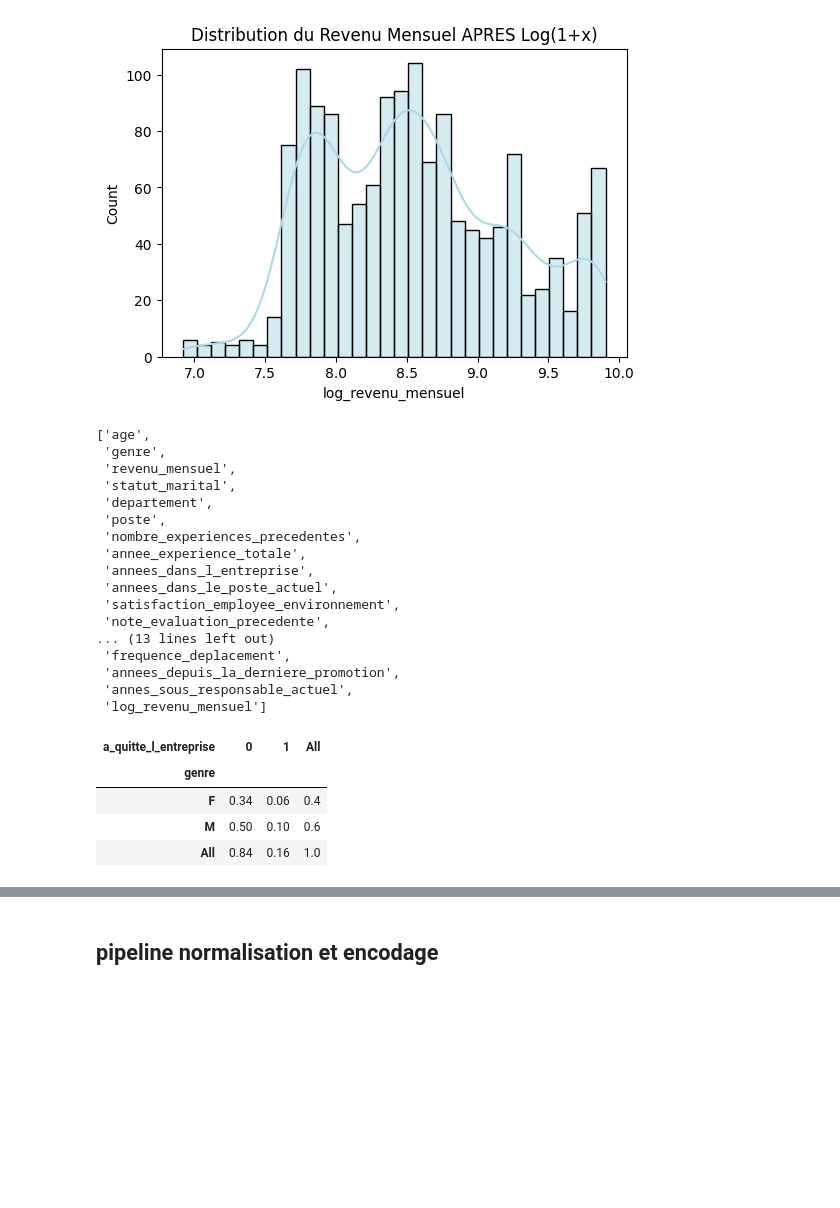
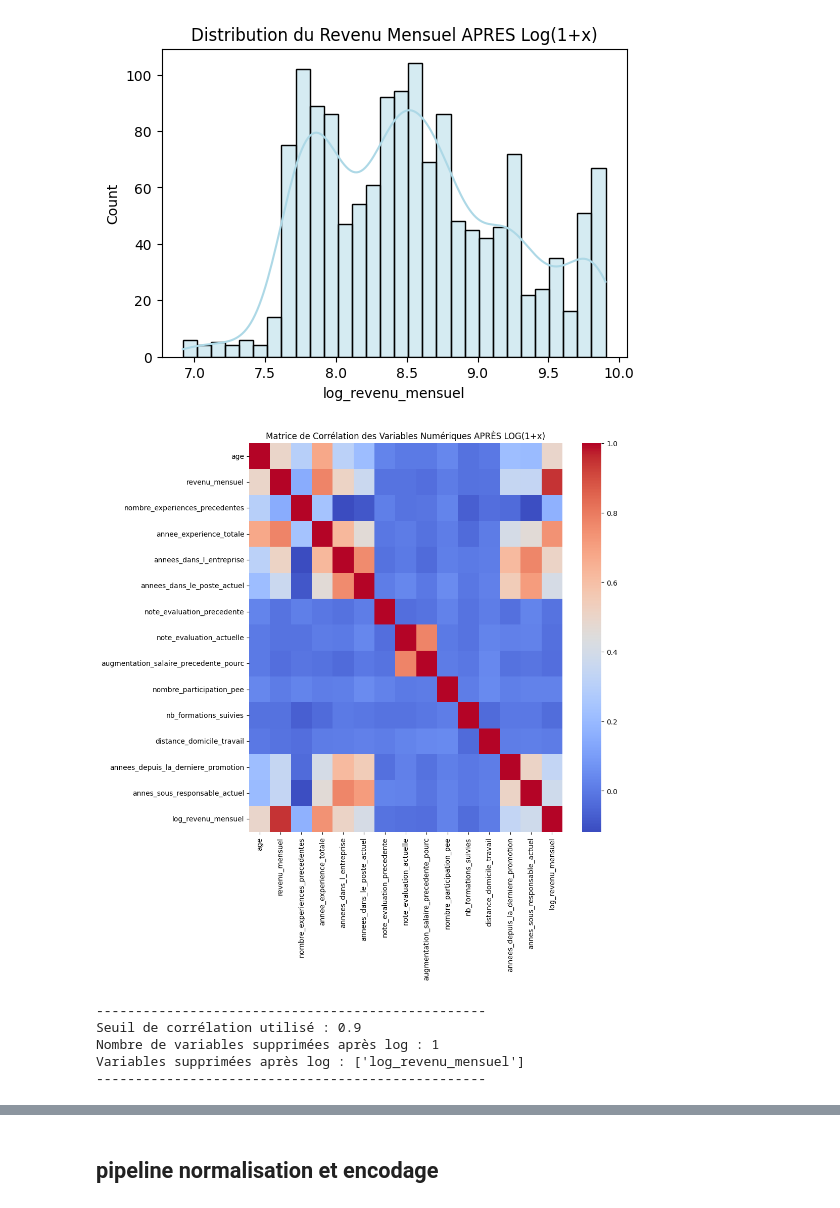
Before and after one commit to AIEngOc2025/Projet4, a Jupyter notebook: Developpement/classification_informations.ipynb, the cells around one changed output, grey strips where cells are left out. Cells and saved outputs as stored; diff of their text form; code cells hidden in the pictures; blank space fills up the shorter version.

```diff
--- a/Developpement/classification_informations.ipynb
+++ b/Developpement/classification_informations.ipynb
@@ -496,31 +494,37 @@ plt.title('Distribution du Revenu Mensuel APRES Log(1+x)')
 Text(0.5, 1.0, 'Distribution du Revenu Mensuel APRES Log(1+x)')
 [figure]
 # %%
-df_master.columns.tolist()
+# recherche de correlations après transformation log
+data_numeric = df_master .select_dtypes(include='number')
+corr_matrix = data_numeric.corr()
+# plot corr_mat après log
+plt.figure(figsize=[10,10])
+sns.heatmap(corr_matrix,annot=False, cmap='coolwarm', fmt=".2f")
+plt.title('Matrice de Corrélation des Variables Numériques APRÈS LOG(1+x)')
+plt.show()
+
+#combien de colonnes à supprimer au seuin de 0.9 de corrélation après log
+# Définir le seuil de corrélation
+THRESHOLD = 0.90
+# Créer un ensemble (set) pour stocker les noms de colonnes à supprimer
+cols_to_drop = set()
+# Parcourir la matrice de corrélation
+for i in range(len(corr_matrix.columns)):
+    for j in range(i):
+        # Vérifier si la corrélation est supérieure au seuil
+        if corr_matrix.iloc[i, j] > THRESHOLD:
+            colname = corr_matrix.columns[i] # Nom de la colonne à l'index 'i'
+            cols_to_drop.add(colname)
+# Afficher les résultats
+print("-" * 50)
+print(f"Seuil de corrélation utilisé : {THRESHOLD}")
+print(f"Nombre de variables supprimées après log : {len(cols_to_drop)}")
+print(f"Variables supprimées après log : {list(cols_to_drop)}")
+print("-" * 50)
 # %% [output]
+[figure, added]
-['age',
- 'genre',
- 'revenu_mensuel',
- 'statut_marital',
- 'departement',
- 'poste',
- 'nombre_experiences_precedentes',
- 'annee_experience_totale',
- 'annees_dans_l_entreprise',
- 'annees_dans_le_poste_actuel',
- 'satisfaction_employee_environnement',
- 'note_evaluation_precedente',
-... (13 lines left out)
- 'frequence_deplacement',
- 'annees_depuis_la_derniere_promotion',
- 'annes_sous_responsable_actuel',
- 'log_revenu_mensuel']
+--------------------------------------------------
+Seuil de corrélation utilisé : 0.9
+Nombre de variables supprimées après log : 1
+Variables supprimées après log : ['log_revenu_mensuel']
+--------------------------------------------------
-# %%
-# Créé une table de contigence entre genre et a_quitte_l_entreprise
-pd.crosstab(df_master['genre'], df_master['a_quitte_l_entreprise'], margins=True,normalize='all').round(2)
-# %% [output]
-| a_quitte_l_entreprise | 0 | 1 | All |
-| genre |  |  |  |
-| F | 0.34 | 0.06 | 0.4 |
-| M | 0.50 | 0.10 | 0.6 |
-| All | 0.84 | 0.16 | 1.0 |
```
Also changed, not shown: parts of 12 cells of this notebook.
